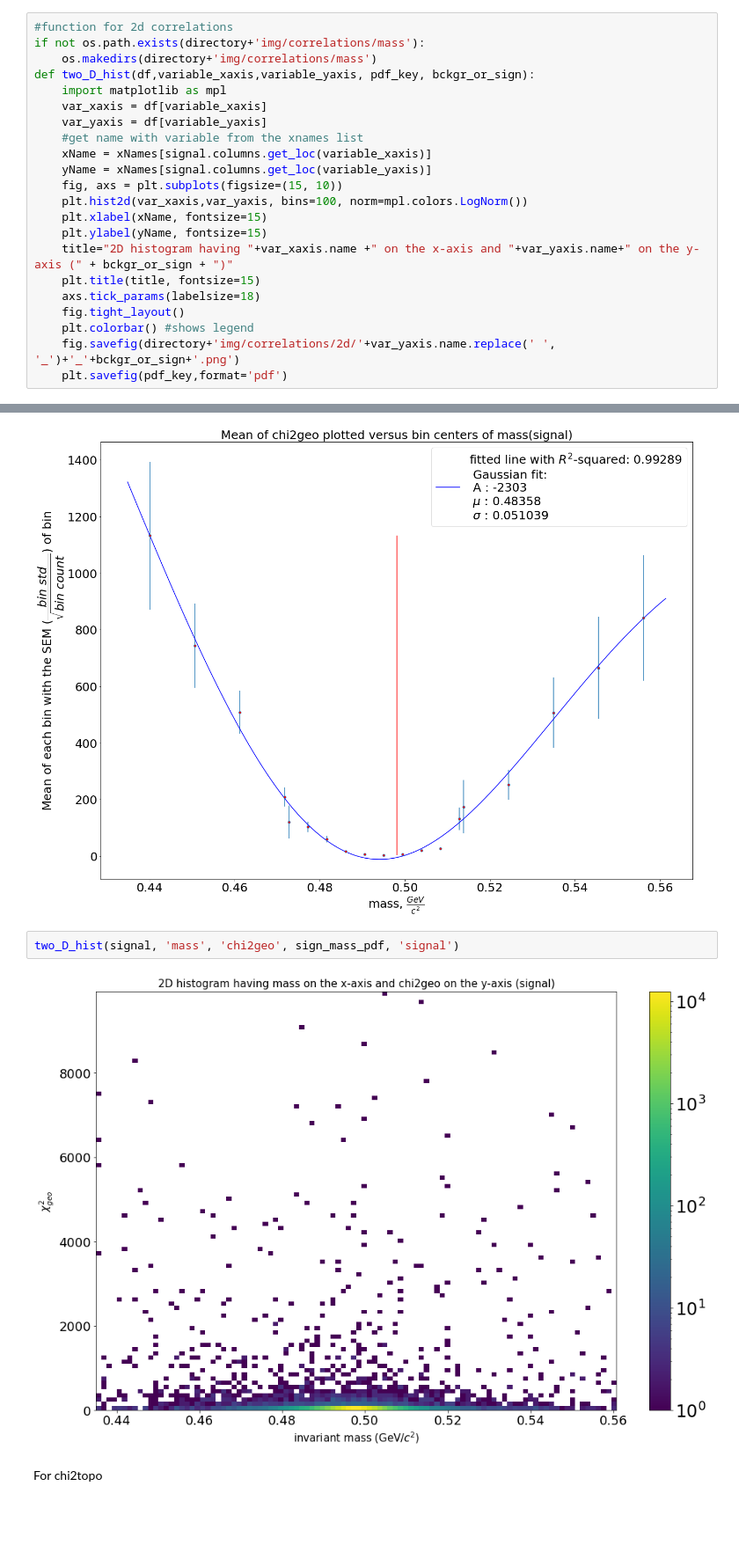
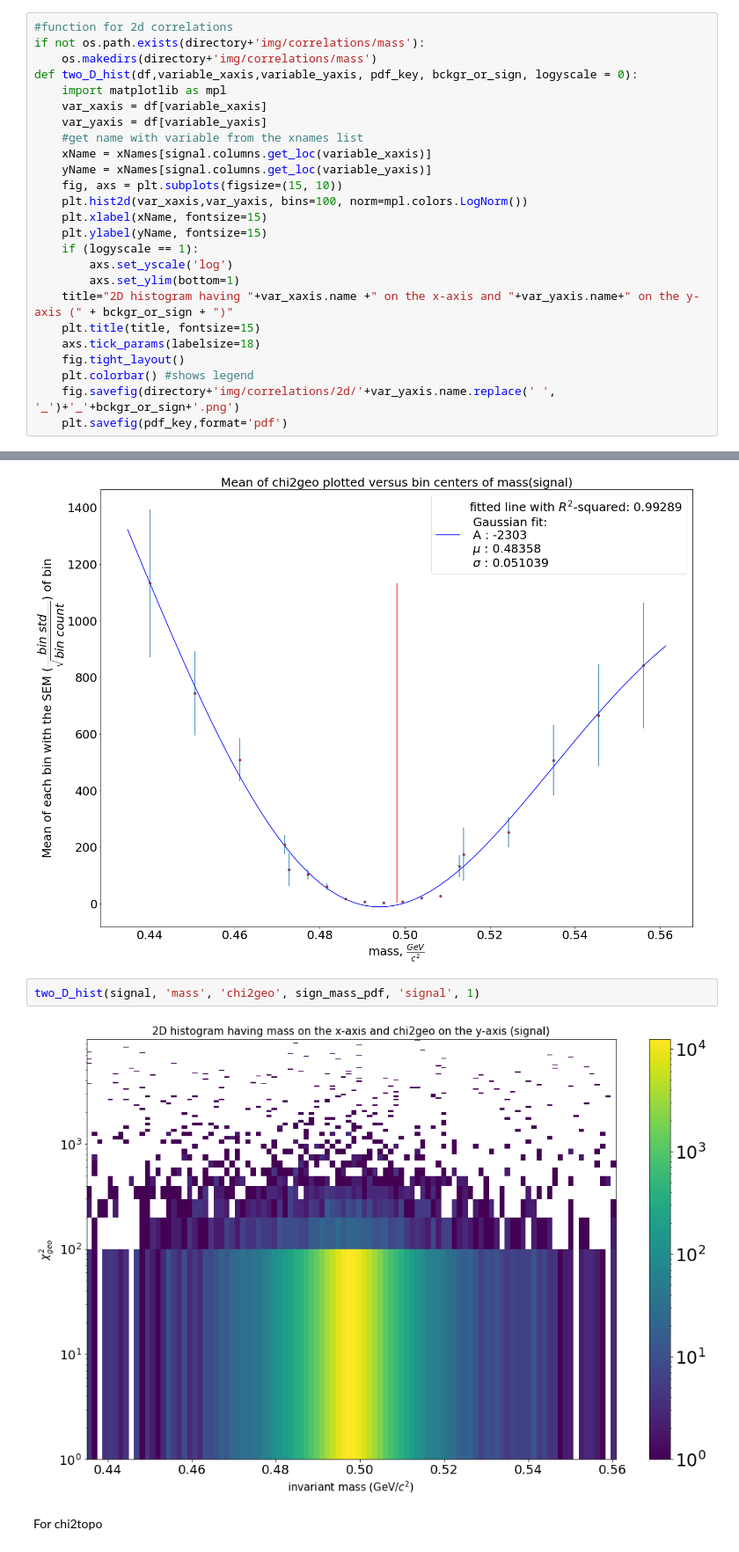
Before and after one commit to julnow/JupyterNotebooks, a Jupyter notebook: kaon_correlations_p2.ipynb, the cells around one changed output, grey strips where cells are left out. Shown at 88% size. Cells and saved outputs as stored; diff of their text form; blank space fills up the shorter version.

```diff
--- a/kaon_correlations_p2.ipynb
+++ b/kaon_correlations_p2.ipynb
@@ -470,7 +470,7 @@ def profile_plot_func(df,variable_xaxis,variable_yaxis, sign, pdf_key, func, bin
 #function for 2d correlations
 if not os.path.exists(directory+'img/correlations/mass'):
     os.makedirs(directory+'img/correlations/mass')
-def two_D_hist(df,variable_xaxis,variable_yaxis, pdf_key, bckgr_or_sign):
+def two_D_hist(df,variable_xaxis,variable_yaxis, pdf_key, bckgr_or_sign, logyscale = 0):
     import matplotlib as mpl
     var_xaxis = df[variable_xaxis]
     var_yaxis = df[variable_yaxis]
@@ -481,6 +481,9 @@ def two_D_hist(df,variable_xaxis,variable_yaxis, pdf_key, bckgr_or_sign):
     plt.hist2d(var_xaxis,var_yaxis, bins=100, norm=mpl.colors.LogNorm())
     plt.xlabel(xName, fontsize=15)
     plt.ylabel(yName, fontsize=15)
+    if (logyscale == 1):
+        axs.set_yscale('log')
+        axs.set_ylim(bottom=1)
     title="2D histogram having "+var_xaxis.name +" on the x-axis and "+var_yaxis.name+" on the y-axis (" + bckgr_or_sign + ")"
     plt.title(title, fontsize=15)
     axs.tick_params(labelsize=18)
@@ -608,9 +611,9 @@ profile_plot_func(signal,'mass','chi2geo', 1, sign_mass_pdf, gaus, signal_binnin
 # %% [output]
 [figure]
 # %%
-two_D_hist(signal, 'mass', 'chi2geo', sign_mass_pdf, 'signal')
+two_D_hist(signal, 'mass', 'chi2geo', sign_mass_pdf, 'signal', 1)
 # %% [output]
-[figure, old version]
+[figure, new version]
 # %% [markdown]
 For chi2topo
 # %%
```
Also changed, not shown: parts of 1 cell of this notebook, 2 other files.
